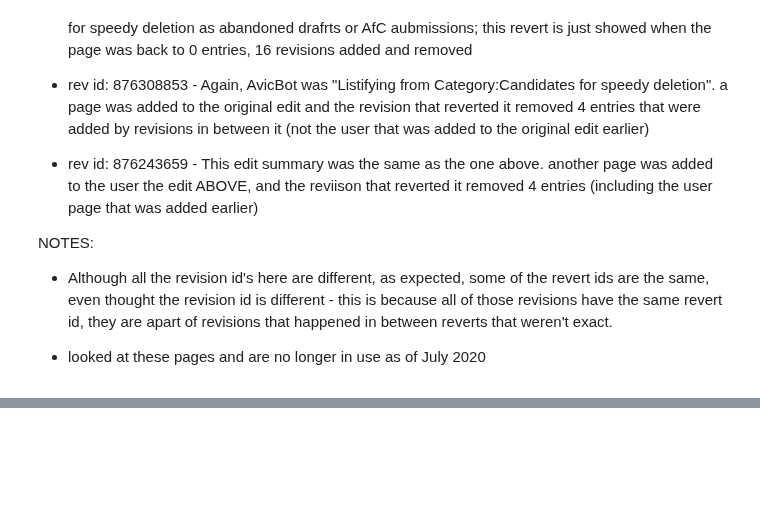
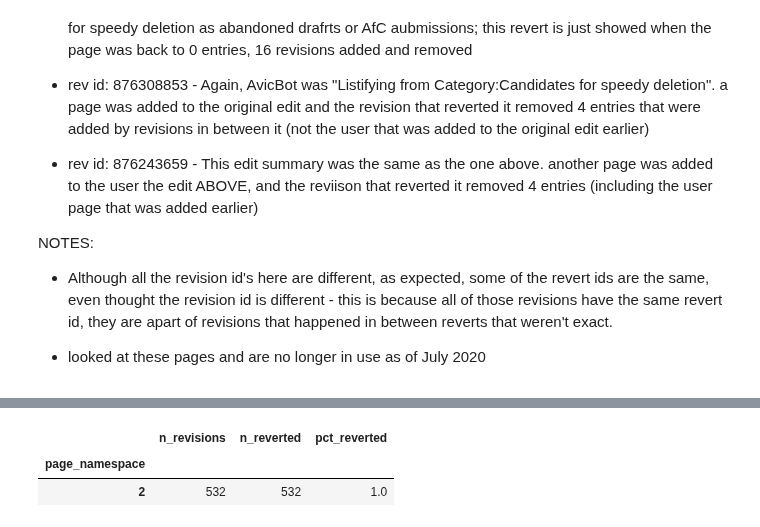
Before and after one commit to levon003/wiki-ores-feedback, a Jupyter notebook: reu2021/AvicBot.ipynb, the cells around one changed output, grey strips where cells are left out. Drawn from its saved outputs; the diff is of its cells as text; code cells hidden in the pictures; blank space fills up the shorter version.

```diff
--- a/reu2021/AvicBot.ipynb
+++ b/reu2021/AvicBot.ipynb
@@ -256,0 +378,17 @@ Questions:
+# %%
+avicbot23_namespaces = avicbot23[avicbot23.user_is_bot].groupby('page_namespace')
+
+namespace_df_avicbot = avicbot23_namespaces.agg({
+    'rev_id': len,
+    'is_reverted': np.sum,
+}).rename(columns={
+    'rev_id': 'n_revisions',
+    'is_reverted': 'n_reverted',
+})
+namespace_df_avicbot['pct_reverted'] = namespace_df_avicbot.n_reverted / namespace_df_avicbot.n_revisions
+
+namespace_df_avicbot
+# %% [output]
+|  | n_revisions | n_reverted | pct_reverted |
+| page_namespace |  |  |  |
+| 2 | 532 | 532 | 1.0 |
```
Also changed, not shown: parts of 17 cells of this notebook, 3 other files.
